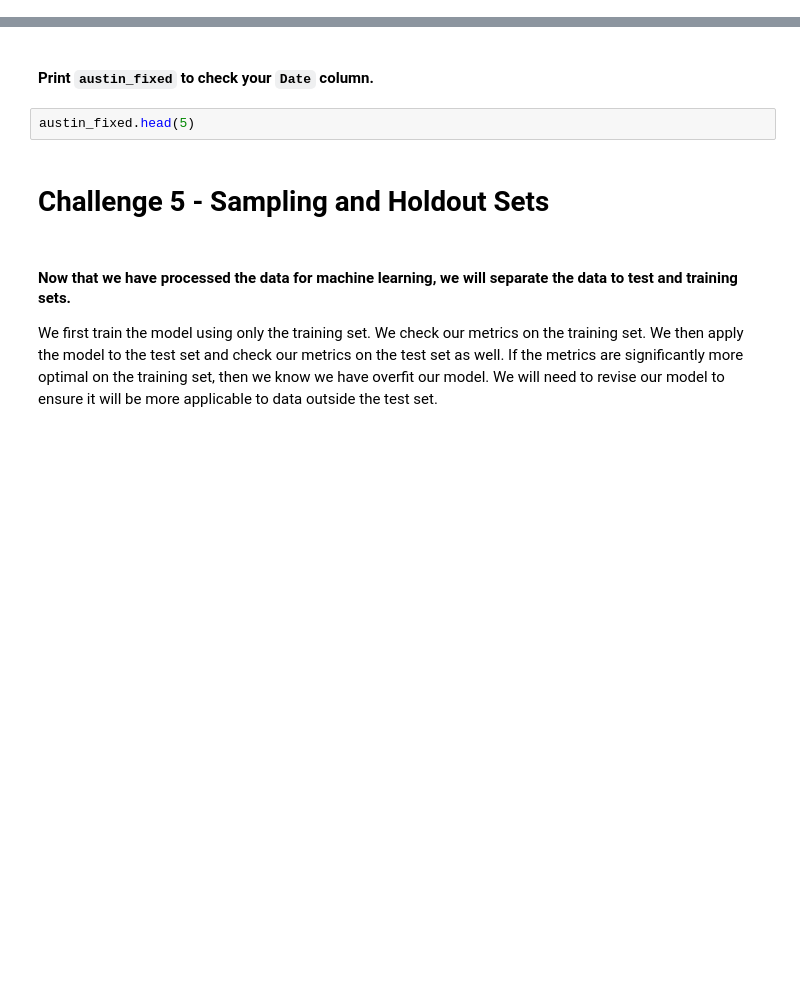
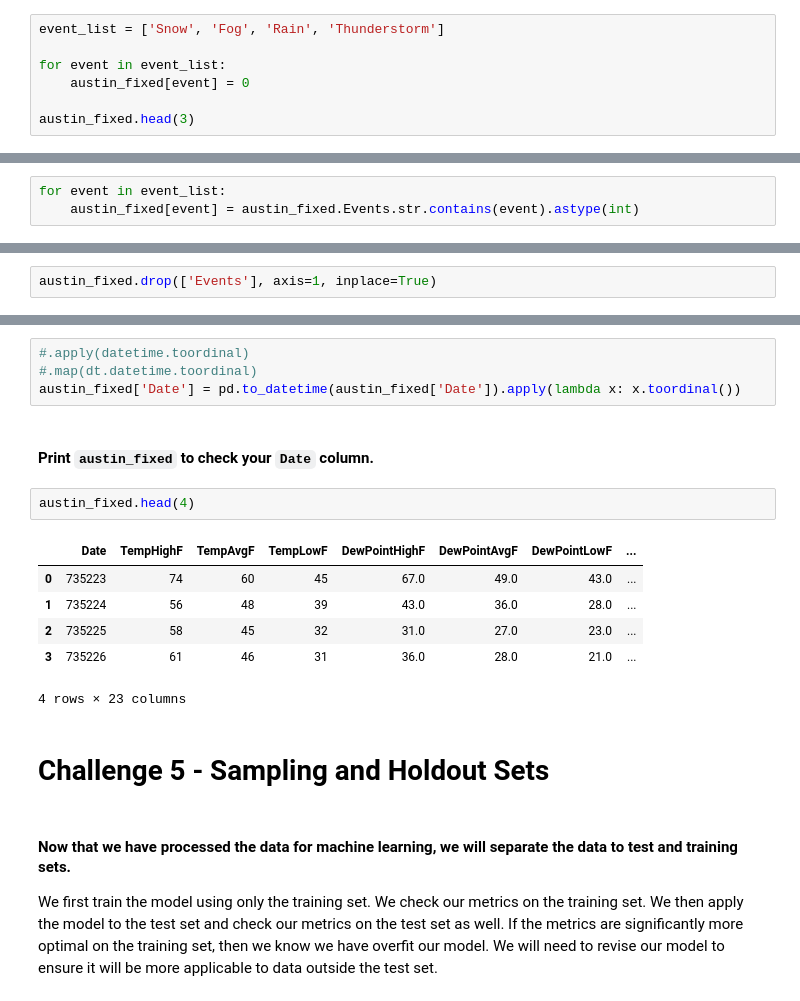
Before and after one commit to Ironhack-Data-Madrid-Febrero-2021/lab-intro-to-ml, a Jupyter notebook: your-code/main.ipynb, the cells around one changed output, grey strips where cells are left out. Saved outputs shown, nothing was run; the diff lists cells and outputs as text; blank space fills up the shorter version.

```diff
--- a/your-code/main.ipynb
+++ b/your-code/main.ipynb
@@ -205,0 +351,7 @@ austin_fixed
+# %%
+event_list = ['Snow', 'Fog', 'Rain', 'Thunderstorm']
+
+for event in event_list:
+    austin_fixed[event] = 0
+
+austin_fixed.head(3)
@@ -218,2 +374,5 @@ You will check the *Events* column. If its string value contains `Rain`, then th
+# %%
+for event in event_list:
+    austin_fixed[event] = austin_fixed.Events.str.contains(event).astype(int)
 # %% [markdown]
 #### Print out `austin_fixed` to check if the event columns are populated with the intended values
@@ -225,0 +389,2 @@ You will check the *Events* column. If its string value contains `Rain`, then th
+# %%
+austin_fixed.drop(['Events'], axis=1, inplace=True)
@@ -236,7 +408,18 @@ Here you can find the [reference](https://docs.python.org/3/library/datetime.htm
+# %%
+#.apply(datetime.toordinal)
+#.map(dt.datetime.toordinal)
+austin_fixed['Date'] = pd.to_datetime(austin_fixed['Date']).apply(lambda x: x.toordinal())
 # %% [markdown]
 #### Print `austin_fixed` to check your `Date` column.
 # %%
-austin_fixed.head(5)
+austin_fixed.head(4)
+# %% [output]
+|  | Date | TempHighF | TempAvgF | TempLowF | DewPointHighF | DewPointAvgF | DewPointLowF | ... |
+| 0 | 735223 | 74 | 60 | 45 | 67.0 | 49.0 | 43.0 | ... |
+| 1 | 735224 | 56 | 48 | 39 | 43.0 | 36.0 | 28.0 | ... |
+| 2 | 735225 | 58 | 45 | 32 | 31.0 | 27.0 | 23.0 | ... |
+| 3 | 735226 | 61 | 46 | 31 | 36.0 | 28.0 | 21.0 | ... |
+4 rows × 23 columns
 # %% [markdown]
 # Challenge 5 - Sampling and Holdout Sets
 # %% [markdown]
```
Also changed, not shown: parts of 54 cells of this notebook.
